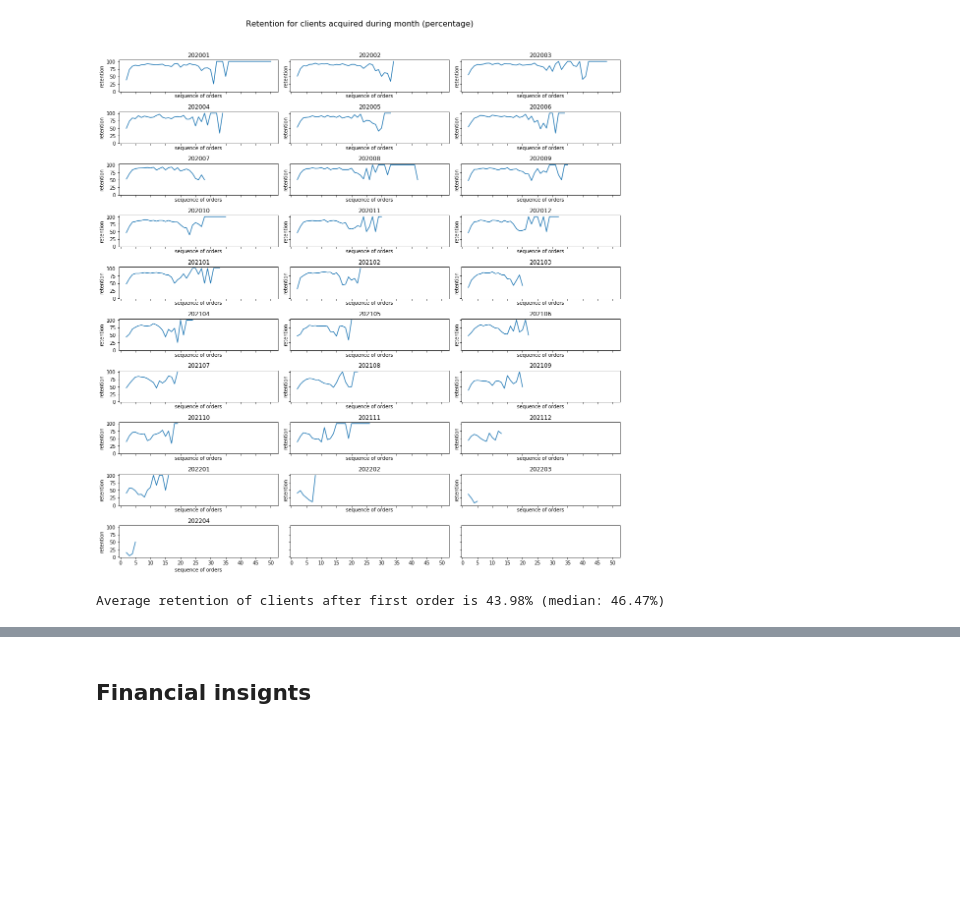
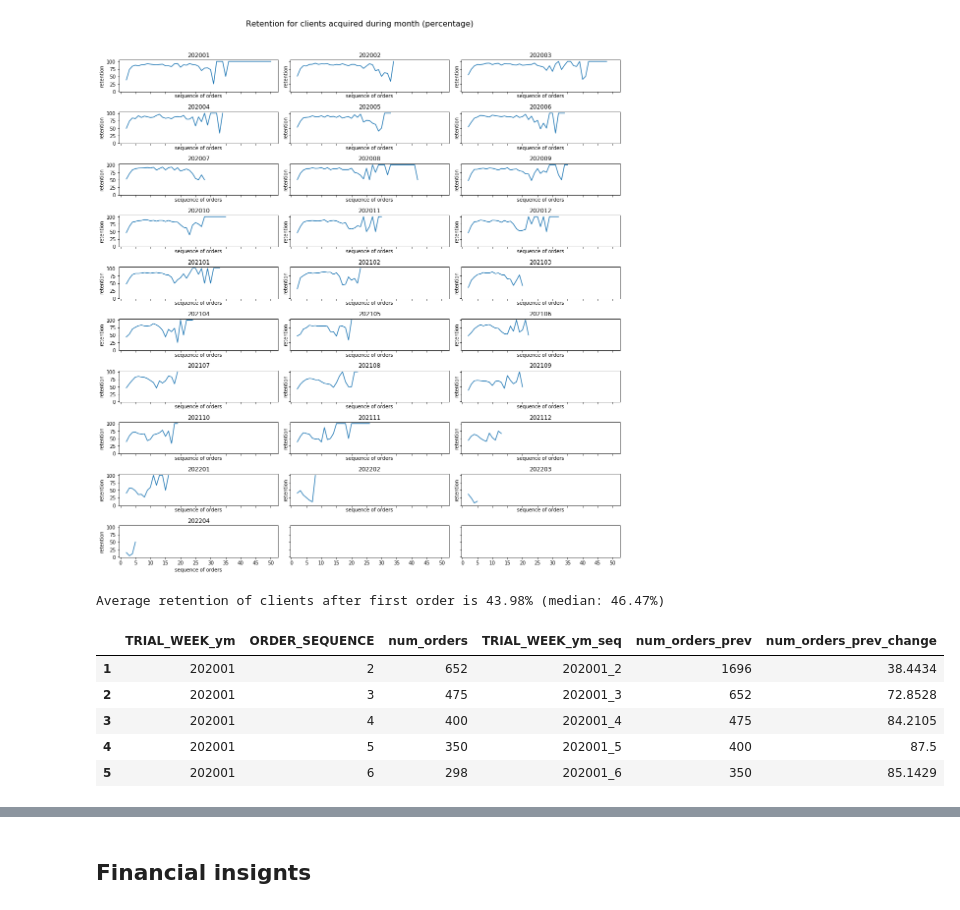
Before and after one commit to yurywallet/test_assignments, a Jupyter notebook: smalls/task_smalls.ipynb, the cells around one changed output, grey strips where cells are left out. Saved outputs shown, nothing was run; the diff lists cells and outputs as text; code cells hidden in the pictures; blank space fills up the shorter version.

```diff
--- a/smalls/task_smalls.ipynb
+++ b/smalls/task_smalls.ipynb
@@ -665,3 +682,12 @@ a=tmptmp.loc[tmptmp['ORDER_SEQUENCE']==2][['num_orders_prev_change']]
 print(f"Average retention of clients after first order is {a['num_orders_prev_change'].mean():.2f}% (median: {a['num_orders_prev_change'].median():.2f}%)")
 # %% [output]
 Average retention of clients after first order is 43.98% (median: 46.47%)
+# %%
+tmptmp.head()
+# %% [output]
+|  | TRIAL_WEEK_ym | ORDER_SEQUENCE | num_orders | TRIAL_WEEK_ym_seq | num_orders_prev | num_orders_prev_change |
+| 1 | 202001 | 2 | 652 | 202001_2 | 1696 | 38.4434 |
+| 2 | 202001 | 3 | 475 | 202001_3 | 652 | 72.8528 |
+| 3 | 202001 | 4 | 400 | 202001_4 | 475 | 84.2105 |
+| 4 | 202001 | 5 | 350 | 202001_5 | 400 | 87.5 |
+| 5 | 202001 | 6 | 298 | 202001_6 | 350 | 85.1429 |
```
Also changed, not shown: parts of 15 cells of this notebook.
